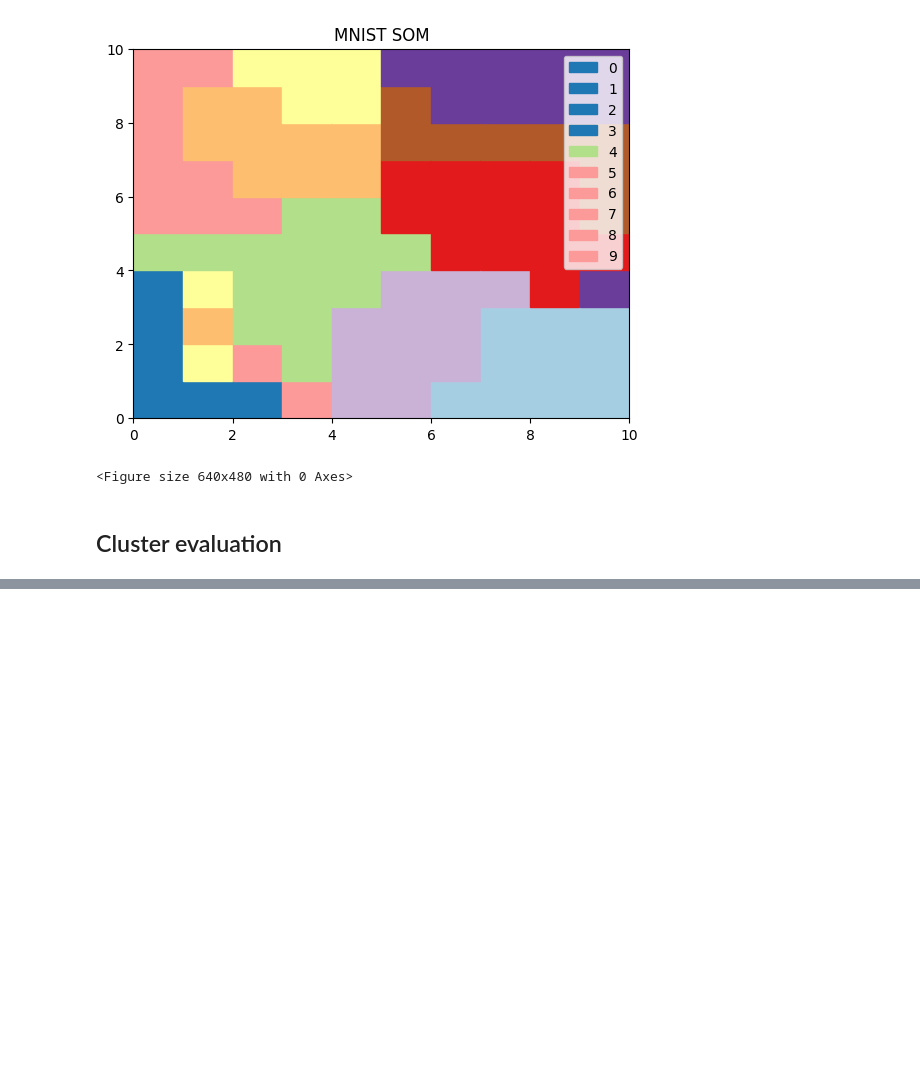
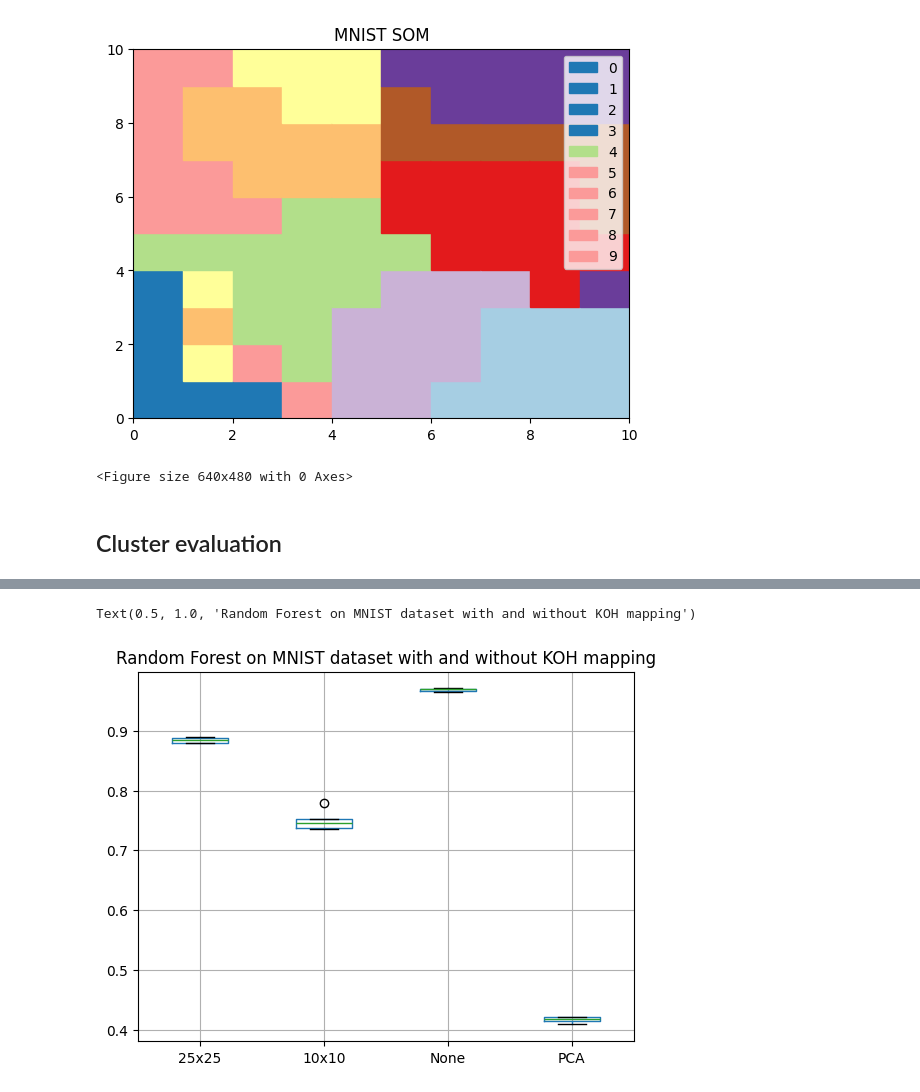
Before and after one commit to Fersoil/miowad, a Jupyter notebook: KOH/mnist_eval.ipynb, the cells around one changed output, grey strips where cells are left out. Cells and saved outputs as stored; diff of their text form; code cells hidden in the pictures; blank space fills up the shorter version.

```diff
--- a/KOH/mnist_eval.ipynb
+++ b/KOH/mnist_eval.ipynb
@@ -287,0 +261,9 @@ X = np.concatenate([train.values, test.values])
+# %%
+
+scores_25 = cross_val_rf(X, y, cv=5, idx_path='som_snapshots/net25x25/mnist_som_rect_idx.npy', save_path='som_snapshots/net25x25/rect/mnist_som')
+
+scores_10 = cross_val_rf(X, y, cv=5, idx_path='som_snapshots/net10x10/mnist_som_rect_idx.npy', save_path='som_snapshots/net10x10/rect/mnist_som')
+
+
+scores_none = cross_val_rf(X, y, cv=5, idx_path='som_snapshots/net10x10/mnist_som_rect_idx.npy', save_path='som_snapshots/net10x10/mnist_som', mapping=False)
+scores = pd.DataFrame(scores)
@@ -287,0 +289,8 @@ X = np.concatenate([train.values, test.values])
+# %%
+
+scores_pca = cross_val_rf(X, y, cv=5, idx_path='som_snapshots/net10x10/mnist_som_rect_idx.npy', save_path='som_snapshots/net10x10/mnist_som', pca = True)
+
+scores_25 = pd.DataFrame(scores_25)
+scores_10 = pd.DataFrame(scores_10)
+scores_none = pd.DataFrame(scores_none)
+scores_pca = pd.DataFrame(scores_pca)
@@ -287,0 +308,8 @@ X = np.concatenate([train.values, test.values])
+# %%
+scores = pd.concat([scores_25, scores_10, scores_none, scores_pca], axis=1)
+scores.columns = ['25x25', '10x10', 'None', "PCA"]
+scores.boxplot()
+plt.title("Random Forest on MNIST dataset with and without KOH mapping")
+# %% [output]
+Text(0.5, 1.0, 'Random Forest on MNIST dataset with and without KOH mapping')
+[figure, added]
```
Also changed, not shown: parts of 17 cells of this notebook, 7 other files.
